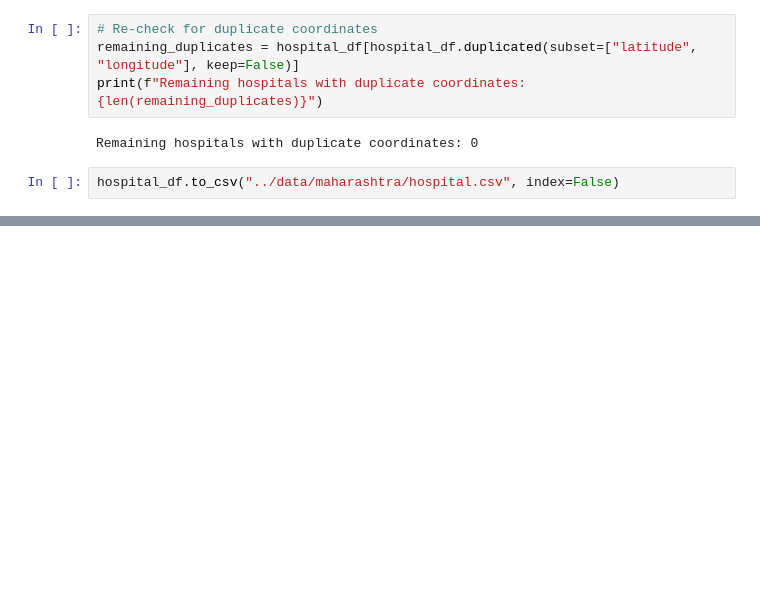
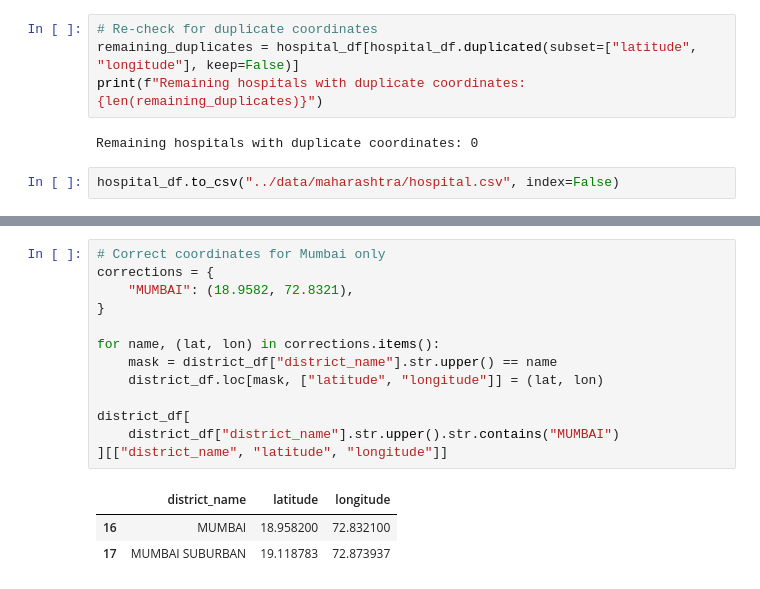
Before and after one commit to nikhil-dhumal/EquiHealth, a Jupyter notebook: scripts/scrape-health-data.ipynb, the cells around one changed output, grey strips where cells are left out. Cells and saved outputs as stored; diff of their text form; blank space fills up the shorter version.

```diff
--- a/scripts/scrape-health-data.ipynb
+++ b/scripts/scrape-health-data.ipynb
@@ -1796,0 +1843,17 @@ hospital_df.to_csv("../data/maharashtra/hospital.csv", index=False)
+# %%
+# Correct coordinates for Mumbai only
+corrections = {
+    "MUMBAI": (18.9582, 72.8321),
+}
+
+for name, (lat, lon) in corrections.items():
+    mask = district_df["district_name"].str.upper() == name
+    district_df.loc[mask, ["latitude", "longitude"]] = (lat, lon)
+
+district_df[
+    district_df["district_name"].str.upper().str.contains("MUMBAI")
+][["district_name", "latitude", "longitude"]]
+# %% [output]
+|  | district_name | latitude | longitude |
+| 16 | MUMBAI | 18.958200 | 72.832100 |
+| 17 | MUMBAI SUBURBAN | 19.118783 | 72.873937 |
```
Also changed, not shown: parts of 9 cells of this notebook, 2 other files.
